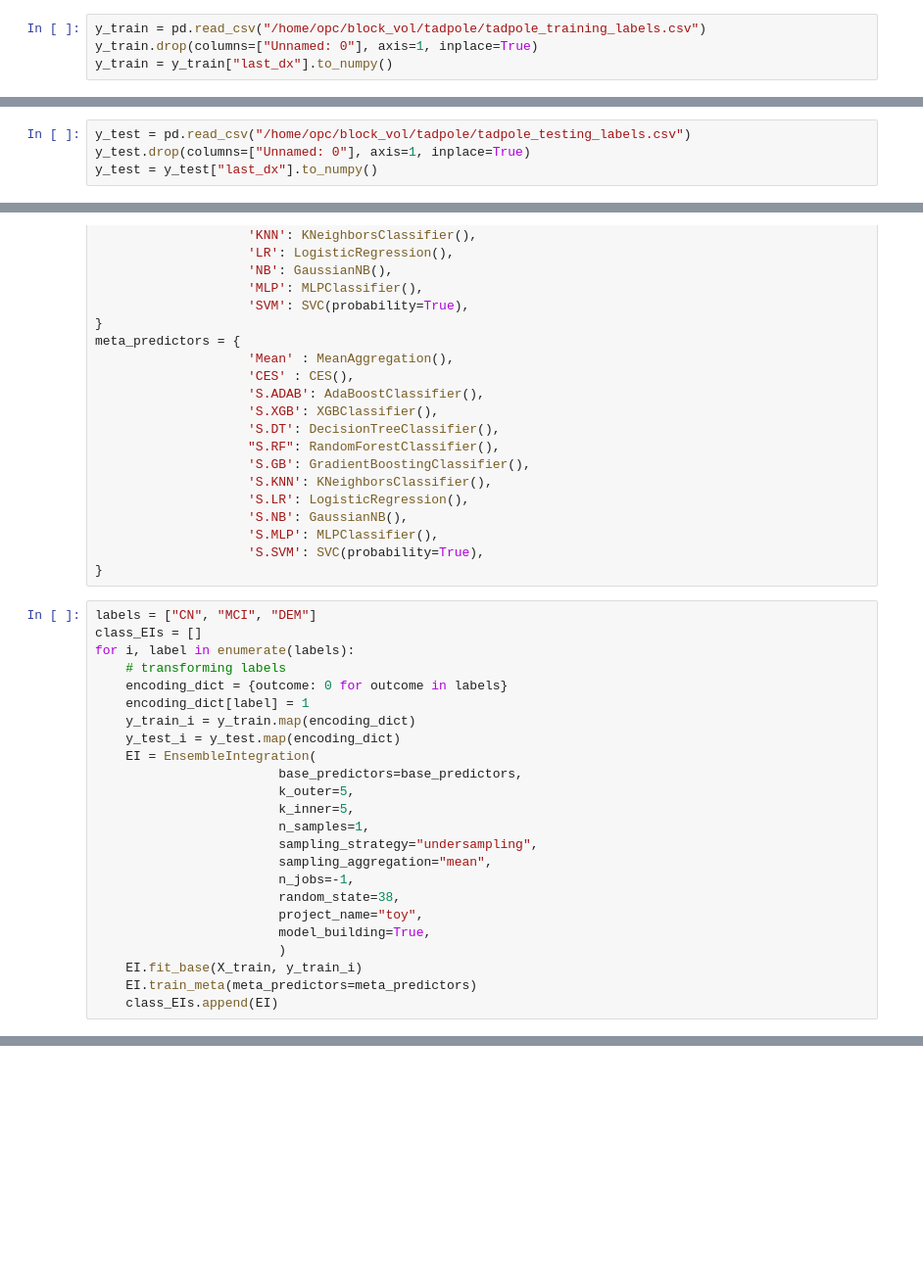
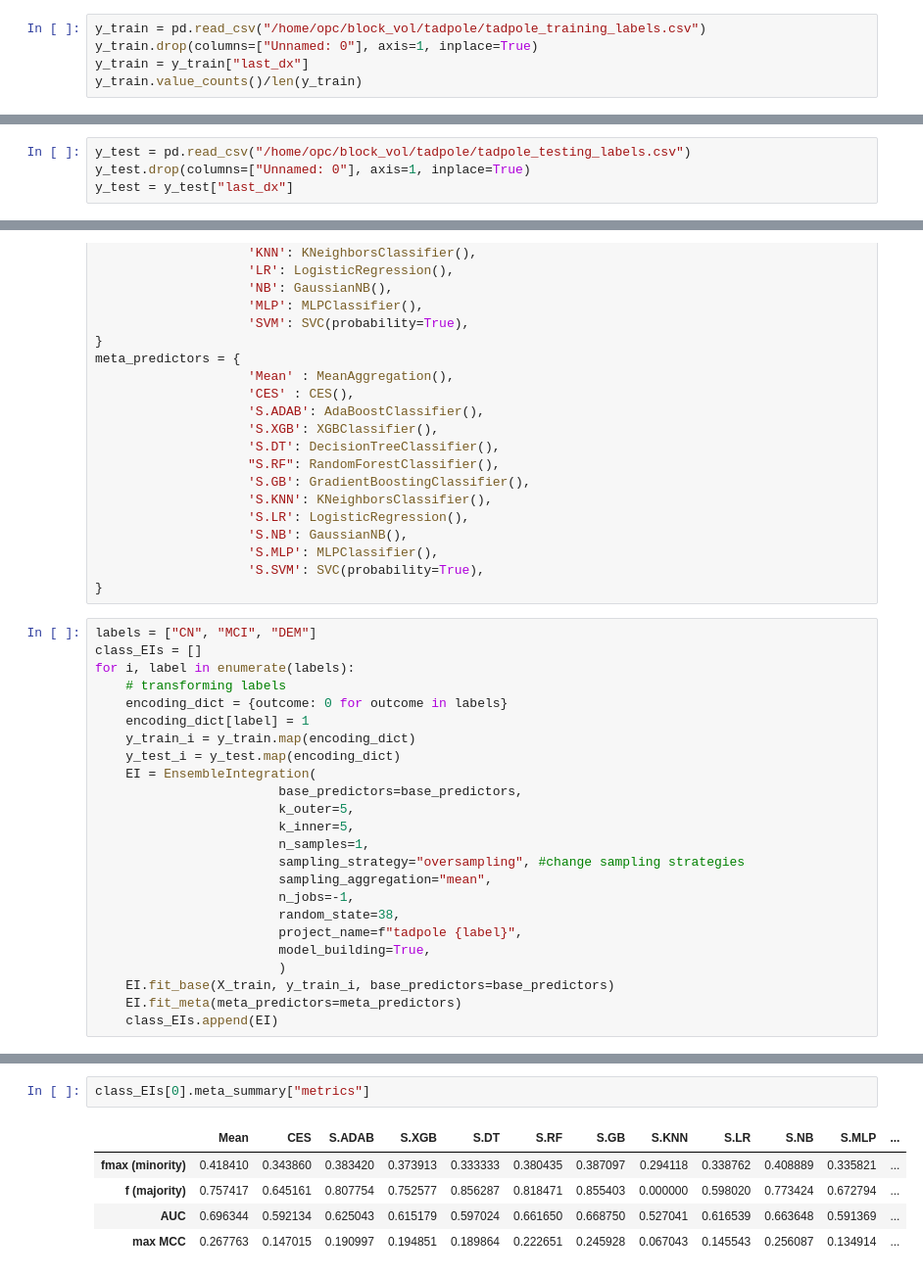
Before and after one commit to aviadsusman/eipy, a Jupyter notebook: eipy/tadpole_1_vs_all.ipynb, the cells around one changed output, grey strips where cells are left out. Shown at 98% size. Cells and saved outputs as stored; diff of their text form; blank space fills up the shorter version.

Commit message:
imlpemented approach on tadpole

```diff
--- a/eipy/tadpole_1_vs_all.ipynb
+++ b/eipy/tadpole_1_vs_all.ipynb
@@ -22,5 +22,6 @@ X_test=data["cn_bl"]["test"]
 # %%
 y_train = pd.read_csv("/home/opc/block_vol/tadpole/tadpole_training_labels.csv")
 y_train.drop(columns=["Unnamed: 0"], axis=1, inplace=True)
-y_train = y_train["last_dx"].to_numpy()
+y_train = y_train["last_dx"]
+y_train.value_counts()/len(y_train)
 # %% [output]
@@ -44,4 +33,4 @@ array(['MCI', 'CN', 'CN', 'CN', 'MCI', 'CN', 'DEM', 'DEM', 'CN', 'CN',
 # %%
 y_test = pd.read_csv("/home/opc/block_vol/tadpole/tadpole_testing_labels.csv")
 y_test.drop(columns=["Unnamed: 0"], axis=1, inplace=True)
-y_test = y_test["last_dx"].to_numpy()
+y_test = y_test["last_dx"]
@@ -97,14 +83,14 @@ for i, label in enumerate(labels):
                         k_outer=5,
                         k_inner=5,
                         n_samples=1,
-                        sampling_strategy="undersampling",
+                        sampling_strategy="oversampling", #change sampling strategies
                         sampling_aggregation="mean",
                         n_jobs=-1,
                         random_state=38,
-                        project_name="toy",
+                        project_name=f"tadpole {label}",
                         model_building=True,
                         )
-    EI.fit_base(X_train, y_train_i)
-    EI.train_meta(meta_predictors=meta_predictors)
+    EI.fit_base(X_train, y_train_i, base_predictors=base_predictors)
+    EI.fit_meta(meta_predictors=meta_predictors)
     class_EIs.append(EI)
 # %% [output]
@@ -113,0 +122,8 @@ for i, label in enumerate(labels):
+# %%
+class_EIs[0].meta_summary["metrics"]
+# %% [output]
+|  | Mean | CES | S.ADAB | S.XGB | S.DT | S.RF | S.GB | S.KNN | S.LR | S.NB | S.MLP | ... |
+| fmax (minority) | 0.418410 | 0.343860 | 0.383420 | 0.373913 | 0.333333 | 0.380435 | 0.387097 | 0.294118 | 0.338762 | 0.408889 | 0.335821 | ... |
+| f (majority) | 0.757417 | 0.645161 | 0.807754 | 0.752577 | 0.856287 | 0.818471 | 0.855403 | 0.000000 | 0.598020 | 0.773424 | 0.672794 | ... |
+| AUC | 0.696344 | 0.592134 | 0.625043 | 0.615179 | 0.597024 | 0.661650 | 0.668750 | 0.527041 | 0.616539 | 0.663648 | 0.591369 | ... |
+| max MCC | 0.267763 | 0.147015 | 0.190997 | 0.194851 | 0.189864 | 0.222651 | 0.245928 | 0.067043 | 0.145543 | 0.256087 | 0.134914 | ... |
```
Also changed, not shown: parts of 10 cells of this notebook, 1 other file.
